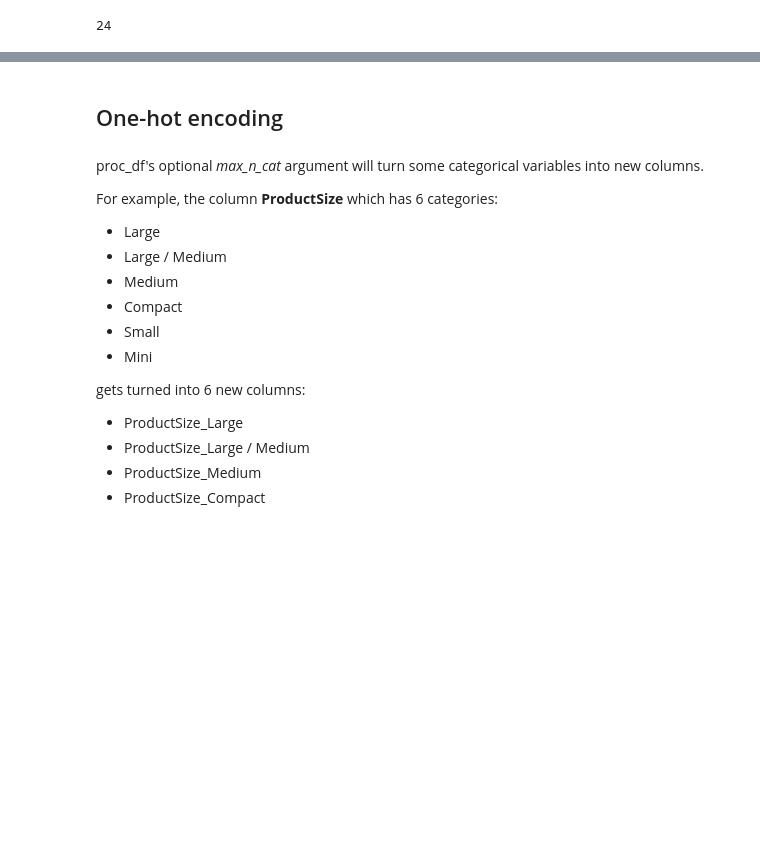
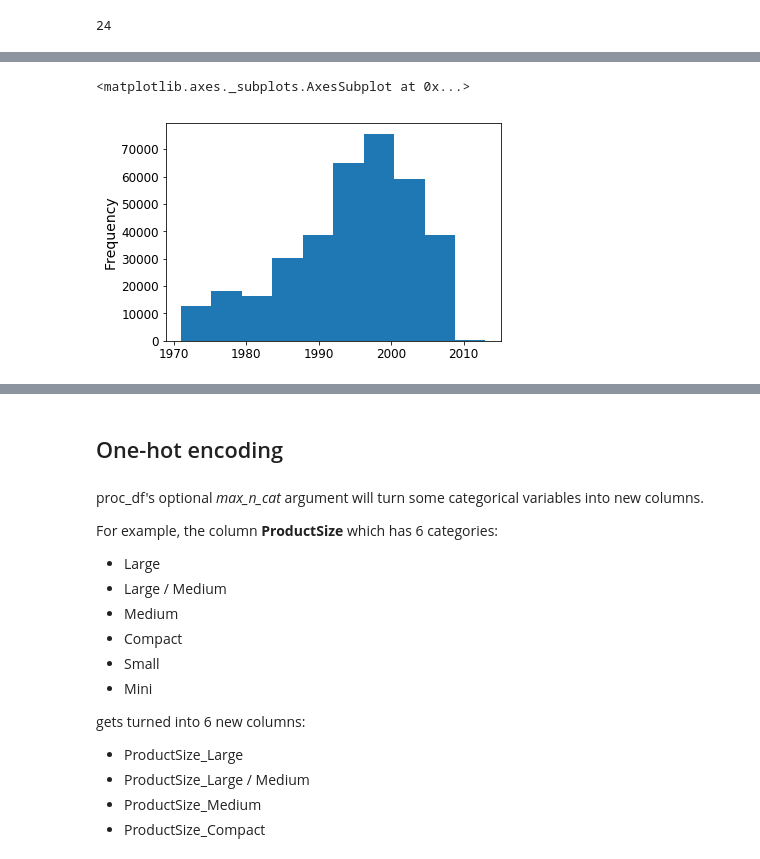
Before and after one commit to emmanuel-galindo/Jupyter-Notebooks, a Jupyter notebook: lesson2-rf_interpretation-manu.ipynb, the cells around one changed output, grey strips where cells are left out. Cells and saved outputs as stored; diff of their text form; code cells hidden in the pictures; blank space fills up the shorter version.

```diff
--- a/lesson2-rf_interpretation-manu.ipynb
+++ b/lesson2-rf_interpretation-manu.ipynb
@@ -204,0 +217,5 @@ plot_fi(fi);
+# %%
+df_nomil[df_nomil.YearMade>1970].YearMade.plot.hist()
+# %% [output]
+<matplotlib.axes._subplots.AxesSubplot at 0x...>
+[figure, added]
```
Also changed, not shown: parts of 61 cells of this notebook.
